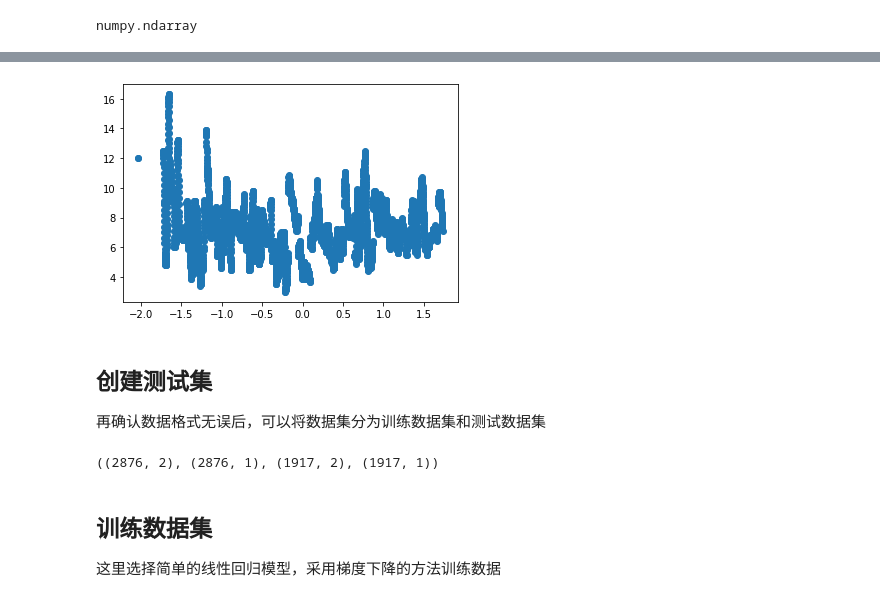
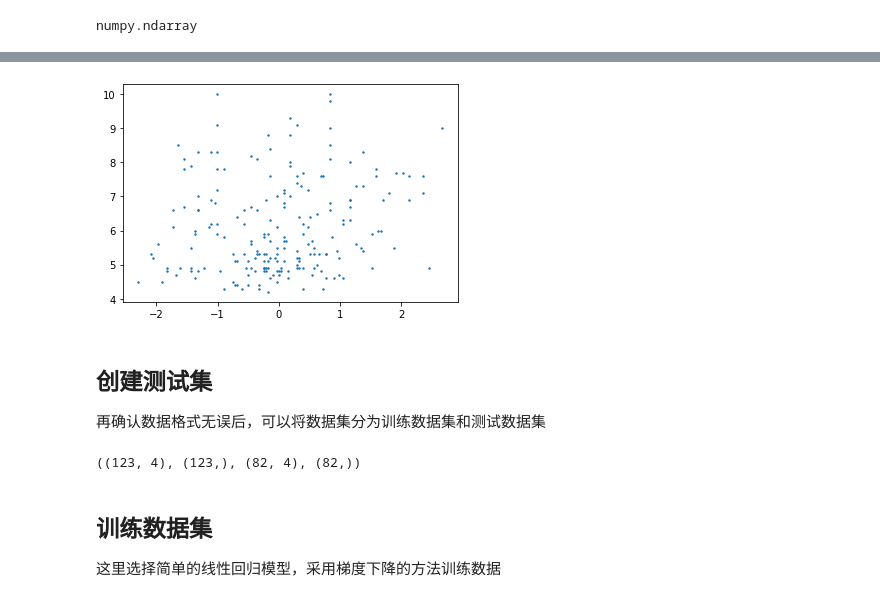
Before and after one commit to gujing2021/LinearRegressionPredictBloodGlucose, a Jupyter notebook: LinearRegressionPredict.ipynb, the cells around one changed output, grey strips where cells are left out. Drawn from its saved outputs; the diff is of its cells as text; code cells hidden in the pictures.

```diff
--- a/LinearRegressionPredict.ipynb
+++ b/LinearRegressionPredict.ipynb
@@ -12,9 +12,10 @@ import csv
 
 数据格式为mat文件，其中`PPP`标签为和血糖相关的系数，暂时不明了具体是哪些系数，而`TTT`则是表示着对应的血糖，提取的数据如下所示，数据量较小，仅有205组数据
 # %%
-# file_name = "data.mat"
-# data = scio.loadmat(file_name)
-# X = data.get("PPP")
-# X = X.T
-# y = data.get("TTT")
-# y = y[0]
+file_name = "data.mat"
+data = scio.loadmat(file_name)
+X = data.get("PPP")
+X = X.T
+X = (X-X.mean(0))/X.std(0)
+y = data.get("TTT")
+y = y[0]
@@ -25,7 +22,3 @@ with open(filename, encoding='utf-8') as f:
-# %%
-X = data[:,0:3:2]
-y = data[:,1].reshape(len(data),1)
-X = (X-X.mean(0))/X.std(0)
 # %%
 # 确认X和y数据第一维一致
 print("X.shape :", X.shape, " y.shape: ", y.shape)
@@ -66,8 +51,8 @@ array([[12. ],
 # %%
-plt.scatter(X[:,1],y)
+plt.scatter(X[:,1],y, s=2)
 plt.show()
 # %% [output]
-[figure, old version]
+[figure, new version]
 # %% [markdown]
 ## 创建测试集
 
@@ -86,7 +71,7 @@ train_X, train_y, test_X, test_y = split_train_test(X, y, 0.4)
 # %%
 train_X.shape, train_y.shape,test_X.shape, test_y.shape
 # %% [output]
-((2876, 2), (2876, 1), (1917, 2), (1917, 1))
+((123, 4), (123,), (82, 4), (82,))
 # %% [markdown]
 ## 训练数据集
 
```
Also changed, not shown: parts of 17 cells of this notebook.
